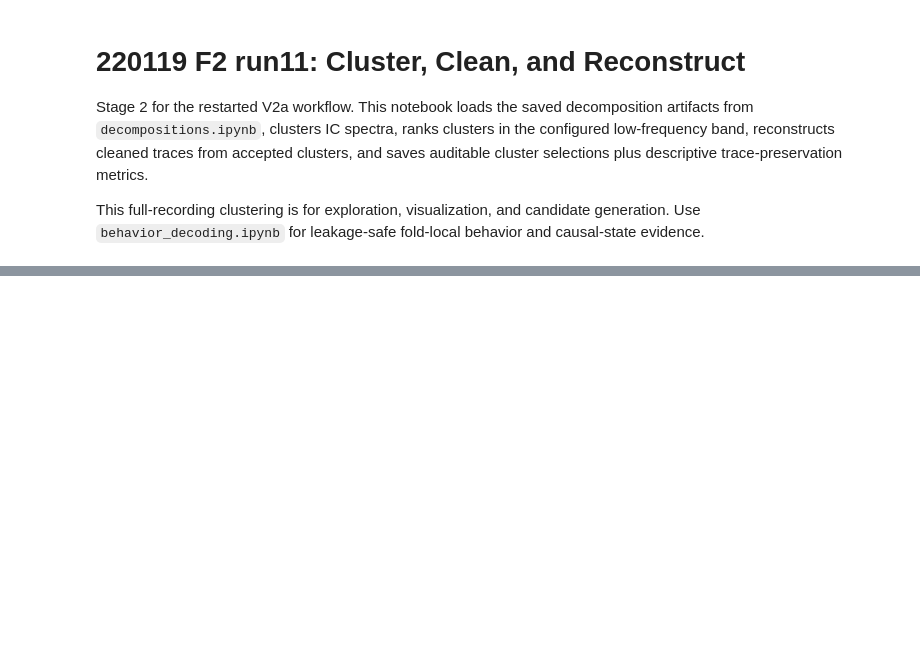
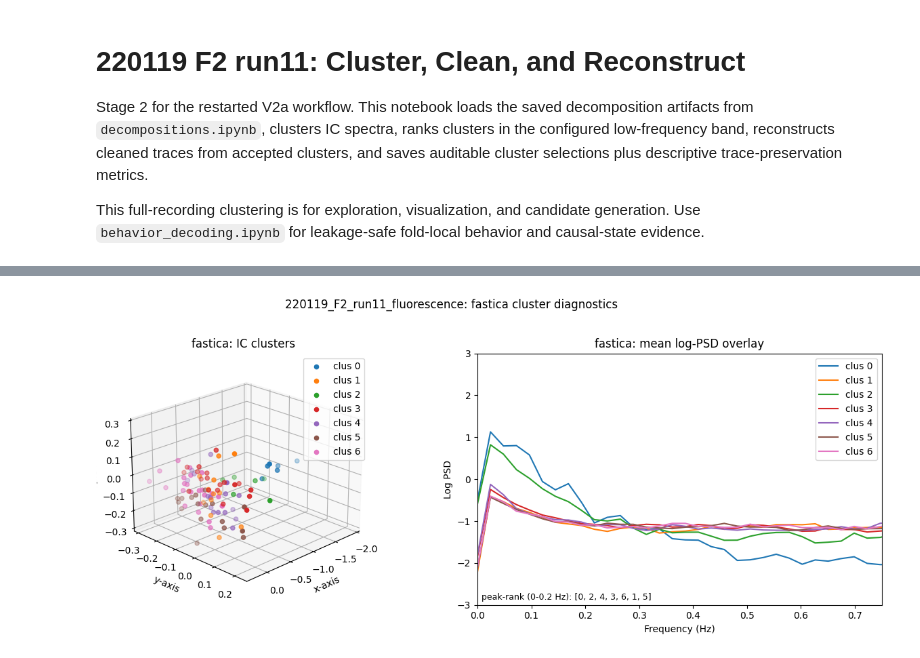
Before and after one commit to adedayoas91/ica-denoising, a Jupyter notebook: notebooks/v2a-RSNs/220119_F2_run11/cluster_clean_reconstruct.ipynb, the cells around one changed output, grey strips where cells are left out. Drawn from its saved outputs; the diff is of its cells as text; code cells hidden in the pictures; blank space fills up the shorter version.

```diff
--- a/notebooks/v2a-RSNs/220119_F2_run11/cluster_clean_reconstruct.ipynb
+++ b/notebooks/v2a-RSNs/220119_F2_run11/cluster_clean_reconstruct.ipynb
@@ -114,6 +121,7 @@ def cluster_detail_records(labels, ranking, accepted_clusters):
 
 cluster_results = {}
 ranking_rows = []
+cluster_membership_rows = []
 for method, result in results.items():
     embedding, labels, spectra, features = cluster(
         result.ic_comps,
@@ -132,18 +140,37 @@ for method, result in results.items():
         fmax=RANKING_FMAX_HZ,
         aggregate=RANKING_AGGREGATE,
     )
+    rank_order = [int(row["cluster"]) for row in ranking]
     cluster_results[method] = {
         "embedding": embedding,
+        "new_mat": embedding,
         "labels": labels,
+        "predictions": labels,
         "spectra": spectra,
         "features": features,
         "ranking": ranking,
+        "rank_order": rank_order,
     }
     ranking_rows.extend({"method": method, **row} for row in ranking)
+    for cluster_id in sorted(np.unique(labels).astype(int).tolist()):
+        ic_indices = np.flatnonzero(labels == cluster_id).astype(int).tolist()
+        cluster_membership_rows.append(
+            {
+                "method": method,
+                "cluster": int(cluster_id),
+                "n_components": len(ic_indices),
+                "component_indices": ic_indices,
+            }
+        )
+    print(f"{method}: cluster rank order = {rank_order}")
 
 cluster_ranking = pd.DataFrame(ranking_rows)
+cluster_membership = pd.DataFrame(cluster_membership_rows)
 cluster_ranking_path = dataset_output_dir / "cluster_ranking.csv"
+cluster_membership_path = dataset_output_dir / "cluster_membership.csv"
 if SAVE_OUTPUTS:
     cluster_ranking.to_csv(cluster_ranking_path, index=False)
+    cluster_membership.to_csv(cluster_membership_path, index=False)
     print(f"Saved cluster ranking: {cluster_ranking_path.relative_to(PROJECT_ROOT)}")
+    print(f"Saved cluster membership: {cluster_membership_path.relative_to(PROJECT_ROOT)}")
 cluster_ranking
@@ -287,0 +201,74 @@ trace_preservation
+# %%
+def plot_cluster_diagnostics(embedding, labels, spectra, method, rank_order):
+    fig = plt.figure(figsize=(13, 5))
+    gs = fig.add_gridspec(1, 2, width_ratios=[1.1, 1.0])
+
+    ax3d = fig.add_subplot(gs[0, 0], projection="3d")
+    for label in np.unique(labels):
+        points = embedding[labels == label]
+        ax3d.scatter(points[:, 0], points[:, 1], points[:, 2], label=f"clus {int(label)}")
+    ax3d.set_xlabel("x-axis")
+    ax3d.set_ylabel("y-axis")
+    ax3d.set_zlabel("z-axis")
+    ax3d.set_title(f"{method}: IC clusters")
+    ax3d.legend(loc="best")
+    ax3d.view_init(elev=22, azim=45)
+
+    ax_psd = fig.add_subplot(gs[0, 1])
+    eps = np.finfo(float).eps
+    freqs = np.linspace(0.0, float(sample_rate_hz) / 2.0, spectra.shape[1])
+    for label in np.unique(labels):
+        group = spectra[labels == label]
+        mean_log = np.log(np.maximum(group.mean(axis=0), eps))
+        ax_psd.plot(freqs, mean_log, lw=1.5, label=f"clus {int(label)}")
+    ax_psd.set_xlim([0.0, min(0.75, sample_rate_hz / 2.0)])
+    ax_psd.set_ylim([-3.0, 3.0])
+    ax_psd.set_xlabel("Frequency (Hz)")
+    ax_psd.set_ylabel("Log PSD")
+    ax_psd.set_title(f"{method}: mean log-PSD overlay")
+    ax_psd.text(
+        0.01,
+        0.02,
+        f"peak-rank ({RANKING_FMIN_HZ:g}-{RANKING_FMAX_HZ:g} Hz): {rank_order}",
+        transform=ax_psd.transAxes,
+        fontsize=9,
+    )
+    ax_psd.legend(loc="best")
+
+    fig.suptitle(f"{dataset.data_name}: {method} cluster diagnostics", y=1.02)
+    fig.tight_layout()
+    return fig
+
+
+figure_paths = {}
+cluster_figure_paths_by_method = {}
+for method, clustered in cluster_results.items():
+    result = results[method]
+    method_cluster_dir = result.output_dir / "clusters"
+    if SAVE_OUTPUTS:
+        method_cluster_dir.mkdir(parents=True, exist_ok=True)
+
+    stem = f"{method}_{dataset.data_name}"
+    fig = plot_cluster_diagnostics(
+        clustered["embedding"],
+        clustered["labels"],
+        clustered["spectra"],
+        method,
+        clustered["rank_order"],
+    )
+    diagnostics_path = method_cluster_dir / f"cluster_diagnostics_{stem}.png"
+    manuscript_diagnostics_path = figure_dir / f"cluster_diagnostics_{stem}.png"
+
+    if SAVE_OUTPUTS:
+        fig.savefig(diagnostics_path, dpi=PLOT_DPI, bbox_inches="tight")
+        fig.savefig(manuscript_diagnostics_path, dpi=PLOT_DPI, bbox_inches="tight")
+        print(f"Saved cluster diagnostics for {method}: {diagnostics_path.relative_to(PROJECT_ROOT)}")
+
+    figure_paths[method] = {
+        "cluster_diagnostics": diagnostics_path,
+        "cluster_diagnostics_manuscript": manuscript_diagnostics_path,
+    }
+    cluster_figure_paths_by_method[method] = {"cluster_diagnostics": diagnostics_path}
+    display(fig)
+    plt.close(fig)
+# %% [output]
@@ -287,0 +276 @@ trace_preservation
+[figure, added]
```
Also changed, not shown: parts of 11 cells of this notebook, 34 other files.
